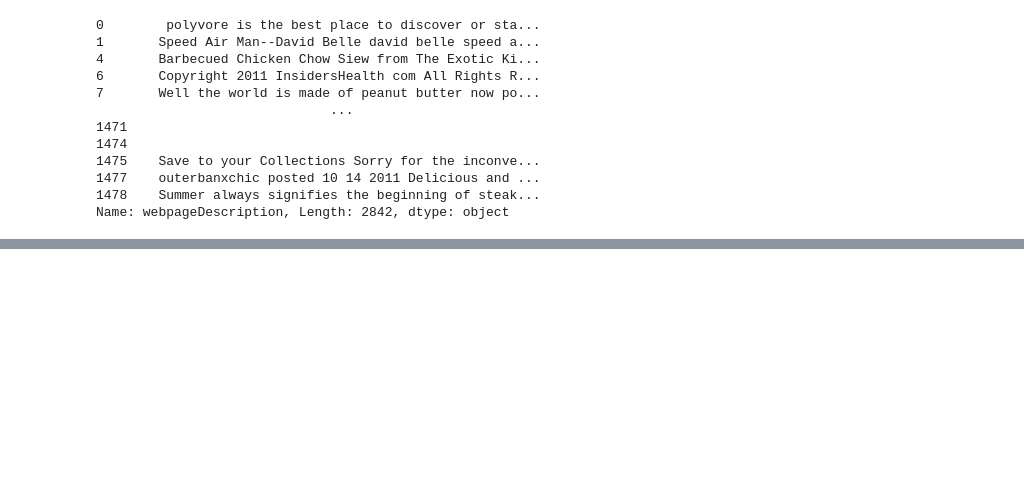
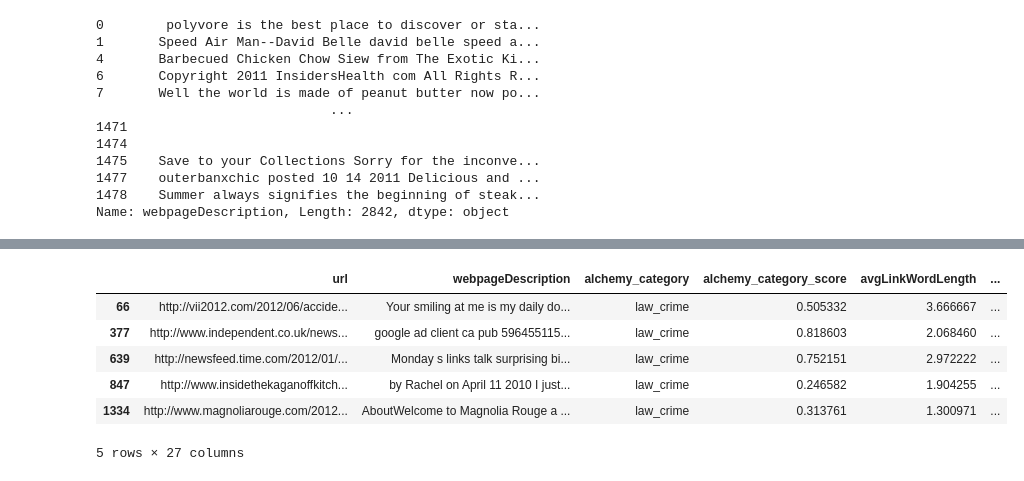
Before and after one commit to james-jasvin/Help-Boost-Our-Online-Reach, a Jupyter notebook: ML-Project.ipynb, the cells around one changed output, grey strips where cells are left out. Cells and saved outputs as stored; diff of their text form; code cells hidden in the pictures; blank space fills up the shorter version.

```diff
--- a/ML-Project.ipynb
+++ b/ML-Project.ipynb
@@ -205,0 +230,10 @@ Name: webpageDescription, Length: 2842, dtype: object
+# %%
+cleaned_data[cleaned_data['alchemy_category'] == 'law_crime'].head()
+# %% [output]
+|  | url | webpageDescription | alchemy_category | alchemy_category_score | avgLinkWordLength | ... |
+| 66 | http://vii2012.com/2012/06/accide... | Your smiling at me is my daily do... | law_crime | 0.505332 | 3.666667 | ... |
+| 377 | http://www.independent.co.uk/news... | google ad client ca pub 596455115... | law_crime | 0.818603 | 2.068460 | ... |
+| 639 | http://newsfeed.time.com/2012/01/... | Monday s links talk surprising bi... | law_crime | 0.752151 | 2.972222 | ... |
+| 847 | http://www.insidethekaganoffkitch... | by Rachel on April 11 2010 I just... | law_crime | 0.246582 | 1.904255 | ... |
+| 1334 | http://www.magnoliarouge.com/2012... | AboutWelcome to Magnolia Rouge a ... | law_crime | 0.313761 | 1.300971 | ... |
+5 rows × 27 columns
```
Also changed, not shown: parts of 9 cells of this notebook.
